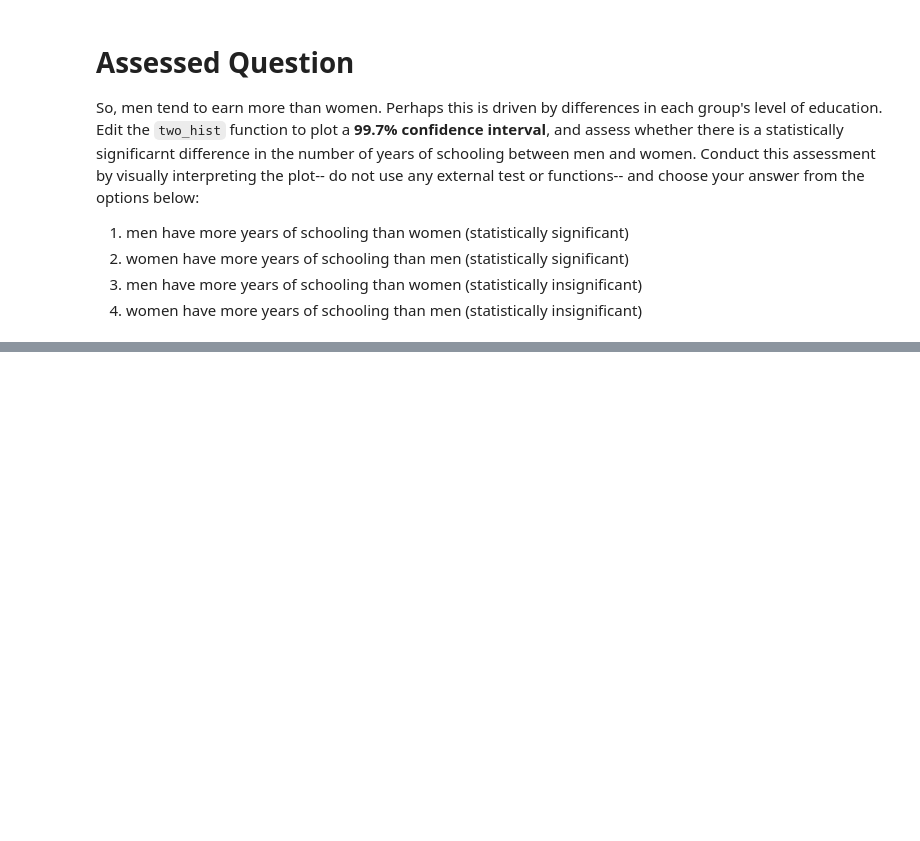
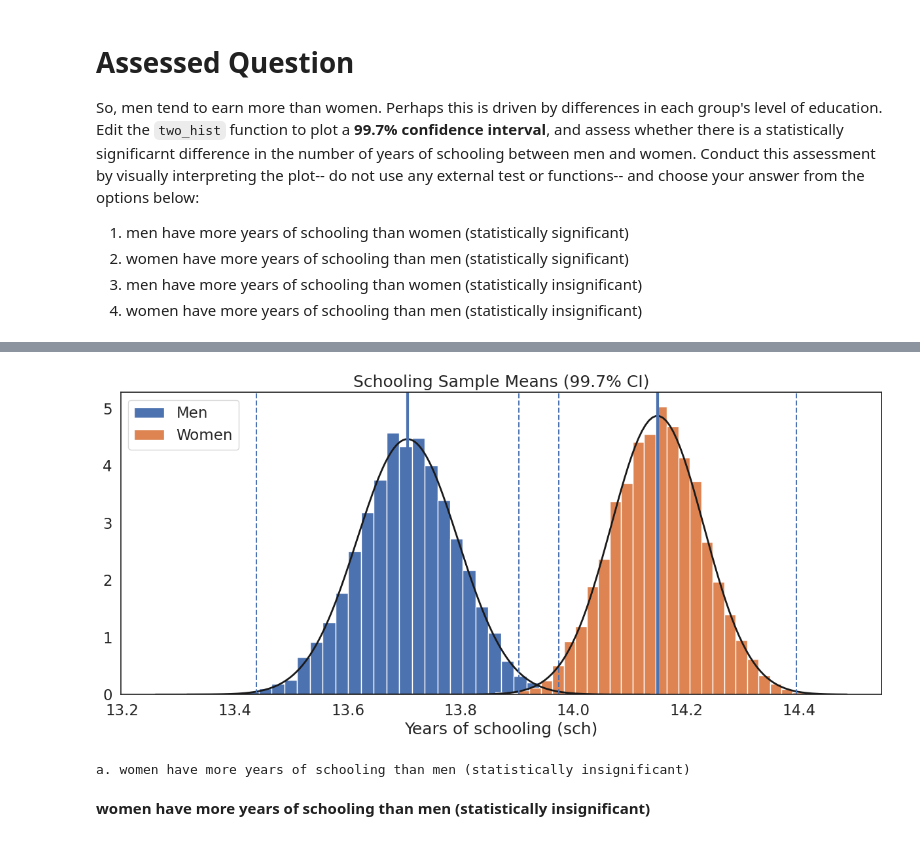
Before and after one commit to sophie20132548-sketch/QM2, a Jupyter notebook: notebooks/W05. Distributions and Basic Statistics.ipynb, the cells around one changed output, grey strips where cells are left out. Cells and saved outputs as stored; diff of their text form; code cells hidden in the pictures; blank space fills up the shorter version.

```diff
--- a/notebooks/W05. Distributions and Basic Statistics.ipynb
+++ b/notebooks/W05. Distributions and Basic Statistics.ipynb
@@ -508,0 +582,53 @@ So, men tend to earn more than women. Perhaps this is driven by differences in e
+# %%
+%matplotlib inline
+import matplotlib.pyplot as plt
+from scipy.stats import norm
+import pandas as pd
+import numpy as np
+
+df = pd.read_csv("./data/wk7/cps.csv")
+df = df[df["year"] == 2013].copy()
+
+men = df[df["sex"] == 1]["sch"].dropna()
+women = df[df["sex"] == 2]["sch"].dropna()
+
+def two_hist(groups, group_labs, xlab, title, sample_size=1000, iterations=10000):
+    plt.figure(figsize=(15, 6))
+    cis = []
+    for i, var in enumerate(groups):
+        sample_means = []
+        for _ in range(iterations):
+            sample_means.append(var.sample(sample_size, replace=True).mean())
+        plt.hist(sample_means, bins=int(iterations/300), edgecolor="white", density=True, label=group_labs[i])
+        mu, se = norm.fit(sample_means)
+        xmin, xmax = plt.xlim()
+        x = np.linspace(xmin, xmax, 200)
+        plt.plot(x, norm.pdf(x, mu, se), "k", linewidth=2)
+        plt.axvline(mu, linewidth=3)
+        plt.axvline(mu - 3*se, linestyle="dashed", linewidth=1.5)
+        plt.axvline(mu + 3*se, linestyle="dashed", linewidth=1.5)
+        cis.append((mu - 3*se, mu + 3*se, mu))
+    plt.xlabel(xlab)
+    plt.title(title)
+    plt.legend()
+    plt.show()
+    return cis
+
+cis = two_hist([men, women], ["Men", "Women"], "Years of schooling (sch)", "Schooling Sample Means (99.7% CI)")
+
+men_lo, men_hi, men_mu = cis[0]
+women_lo, women_hi, women_mu = cis[1]
+
+significant = (men_hi < women_lo) or (women_hi < men_lo)
+
+if men_mu > women_mu:
+    ans = "c. men have more years of schooling than women (statistically significant)" if significant else "d. men have more years of schooling than women (statistically insignificant)"
+else:
+    ans = "b. women have more years of schooling than men (statistically significant)" if significant else "a. women have more years of schooling than men (statistically insignificant)"
+
+print(ans)
+# %% [output]
+[figure, added]
+a. women have more years of schooling than men (statistically insignificant)
+# %% [markdown]
+**women have more years of schooling than men (statistically insignificant)**
```
Also changed, not shown: parts of 19 cells of this notebook.
